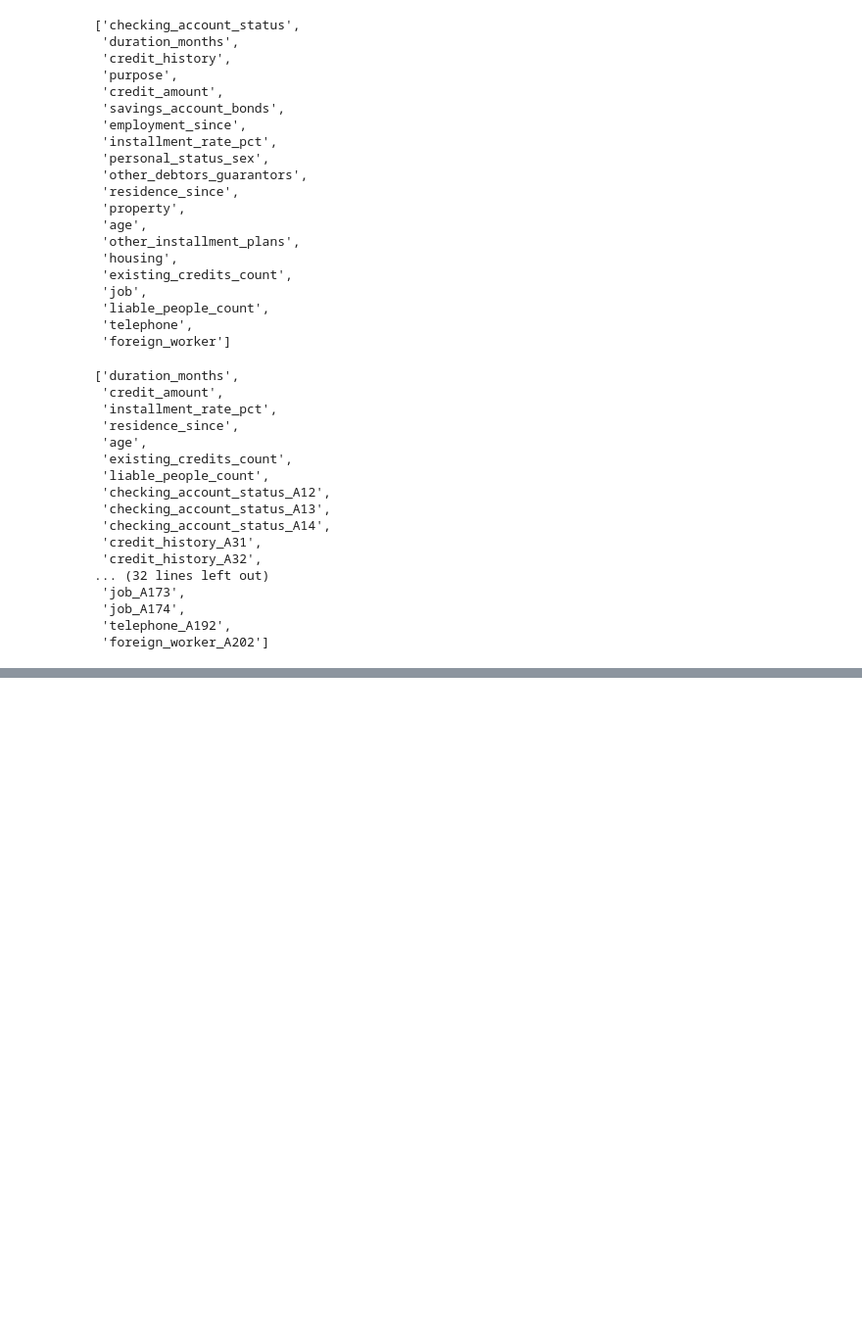
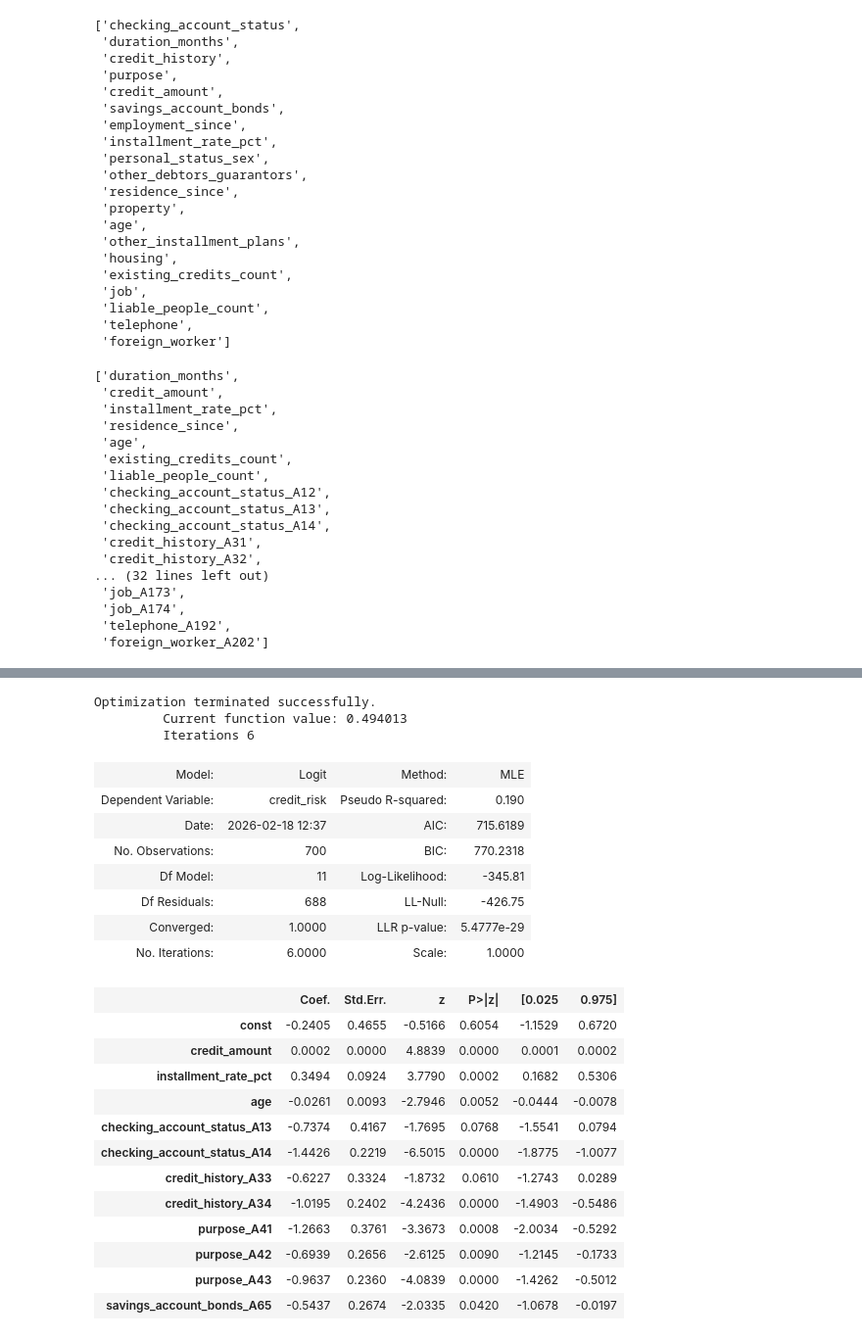
Before and after one commit to aparna-2001/machine_learning_using_python, a Jupyter notebook: Binary_logistic_regression.ipynb, the cells around one changed output, grey strips where cells are left out. Shown at 98% size. Saved outputs shown, nothing was run; the diff lists cells and outputs as text; code cells hidden in the pictures; blank space fills up the shorter version.

```diff
--- a/Binary_logistic_regression.ipynb
+++ b/Binary_logistic_regression.ipynb
@@ -121,0 +150,9 @@ ValueError: Pandas data cast to numpy dtype of object. Check input data with np.
+# %%
+def get_significant_vars(logit_model):
+    var_pvalues_df = pd.DataFrame(logit_model.pvalues)
+    var_pvalues_df['vars'] = var_pvalues_df.index
+    var_pvalues_df.columns = ['pvalues', 'vars']
+    return var_pvalues_df[var_pvalues_df['pvalues'] <= 0.05 ]['vars']
+# %%
+significant_vars = get_significant_vars(logit_model)
+significant_vars
@@ -121,0 +173,29 @@ ValueError: Pandas data cast to numpy dtype of object. Check input data with np.
+# %%
+final_logit = sm.Logit(train_y, sm.add_constant(train_x[significant_vars]))
+final_logit_model = final_logit.fit()
+final_logit_model.summary2()
+# %% [output]
+Optimization terminated successfully.
+         Current function value: 0.494013
+         Iterations 6
+| Model: | Logit | Method: | MLE |
+| Dependent Variable: | credit_risk | Pseudo R-squared: | 0.190 |
+| Date: | 2026-02-18 12:37 | AIC: | 715.6189 |
+| No. Observations: | 700 | BIC: | 770.2318 |
+| Df Model: | 11 | Log-Likelihood: | -345.81 |
+| Df Residuals: | 688 | LL-Null: | -426.75 |
+| Converged: | 1.0000 | LLR p-value: | 5.4777e-29 |
+| No. Iterations: | 6.0000 | Scale: | 1.0000 |
+|  | Coef. | Std.Err. | z | P>|z| | [0.025 | 0.975] |
+| const | -0.2405 | 0.4655 | -0.5166 | 0.6054 | -1.1529 | 0.6720 |
+| credit_amount | 0.0002 | 0.0000 | 4.8839 | 0.0000 | 0.0001 | 0.0002 |
+| installment_rate_pct | 0.3494 | 0.0924 | 3.7790 | 0.0002 | 0.1682 | 0.5306 |
+| age | -0.0261 | 0.0093 | -2.7946 | 0.0052 | -0.0444 | -0.0078 |
+| checking_account_status_A13 | -0.7374 | 0.4167 | -1.7695 | 0.0768 | -1.5541 | 0.0794 |
+| checking_account_status_A14 | -1.4426 | 0.2219 | -6.5015 | 0.0000 | -1.8775 | -1.0077 |
+| credit_history_A33 | -0.6227 | 0.3324 | -1.8732 | 0.0610 | -1.2743 | 0.0289 |
+| credit_history_A34 | -1.0195 | 0.2402 | -4.2436 | 0.0000 | -1.4903 | -0.5486 |
+| purpose_A41 | -1.2663 | 0.3761 | -3.3673 | 0.0008 | -2.0034 | -0.5292 |
+| purpose_A42 | -0.6939 | 0.2656 | -2.6125 | 0.0090 | -1.2145 | -0.1733 |
+| purpose_A43 | -0.9637 | 0.2360 | -4.0839 | 0.0000 | -1.4262 | -0.5012 |
+| savings_account_bonds_A65 | -0.5437 | 0.2674 | -2.0335 | 0.0420 | -1.0678 | -0.0197 |
```
Also changed, not shown: parts of 6 cells of this notebook.
